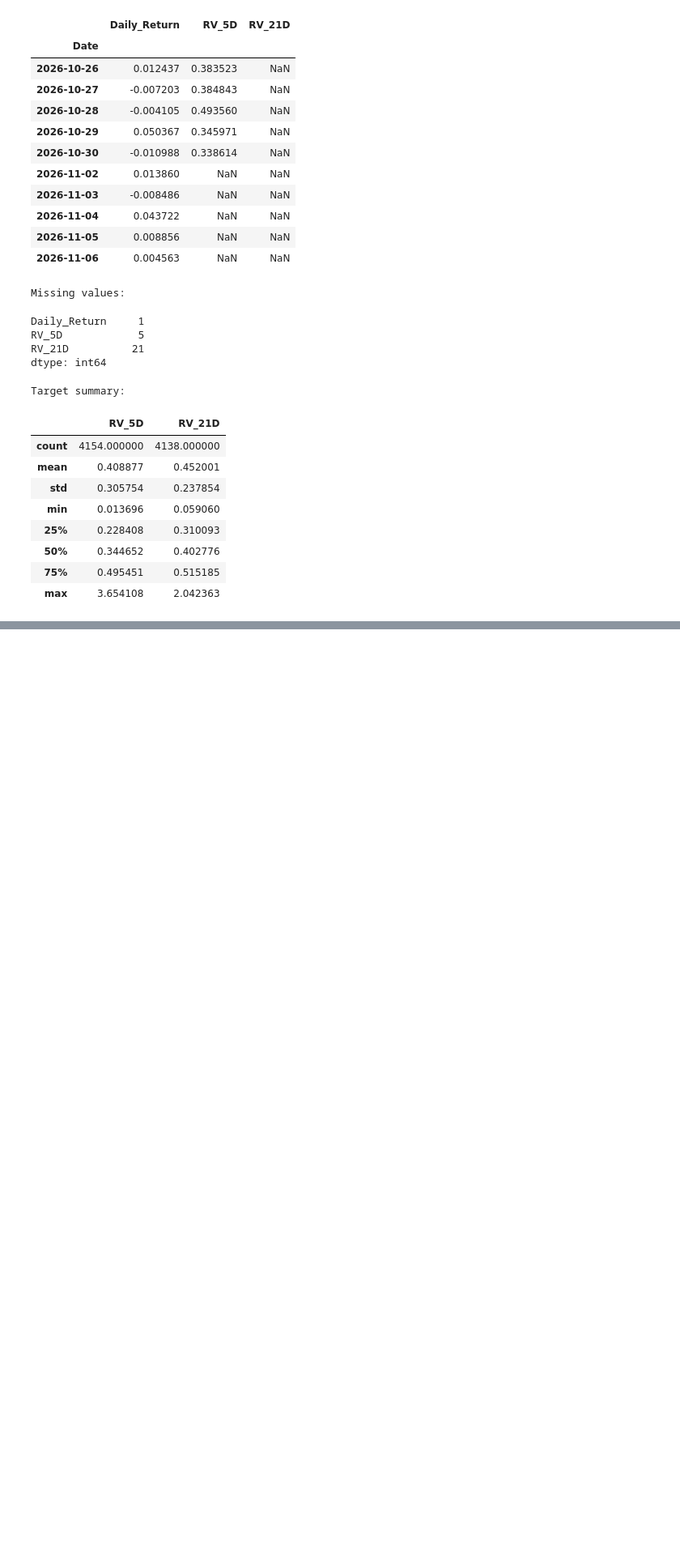
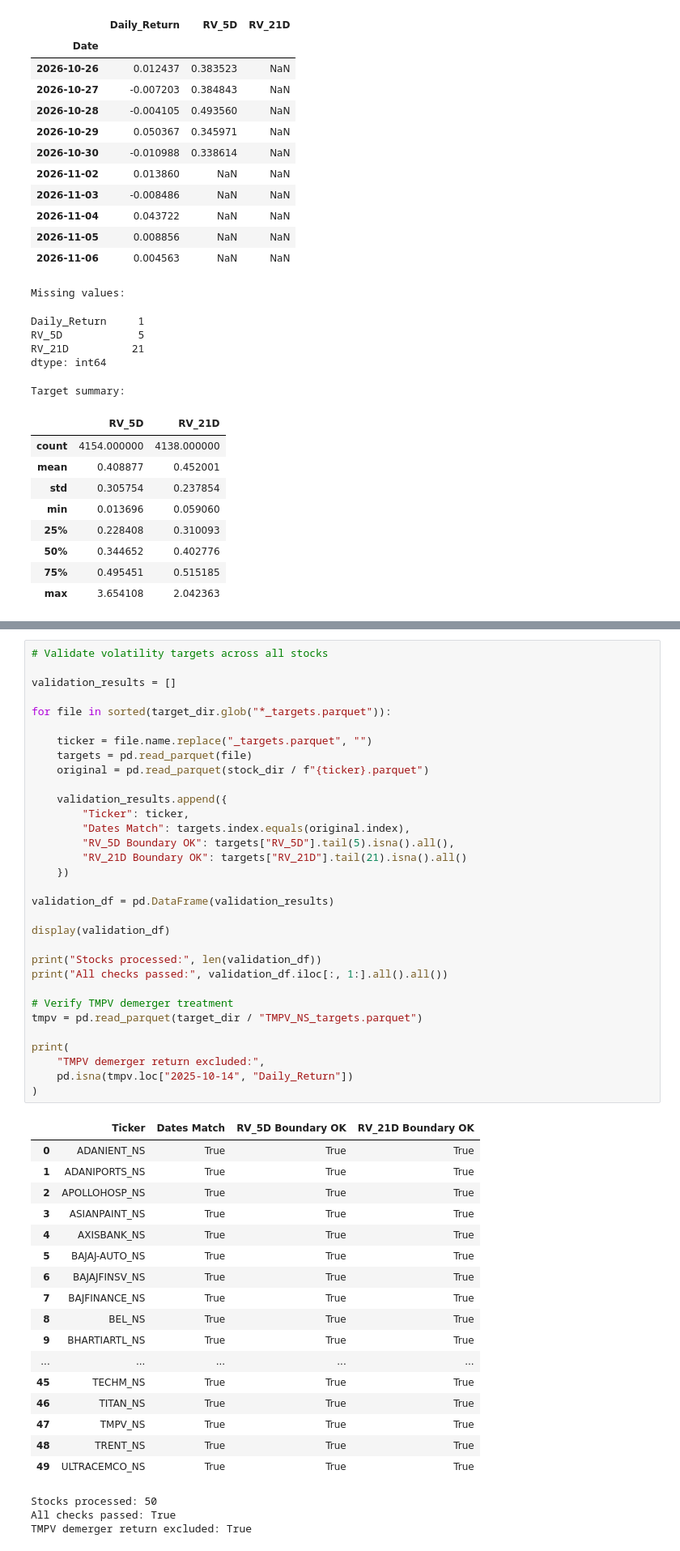
Before and after one commit to Srisupha29/DataScience_Projects, a Jupyter notebook: Indian_Equity_Market_Risk_Forecaster/notebooks/02_Volatility_Targets.ipynb, the cells around one changed output, grey strips where cells are left out. Shown at 81% size. Drawn from its saved outputs; the diff is of its cells as text; blank space fills up the shorter version.

Commit message:
validation check

```diff
--- a/Indian_Equity_Market_Risk_Forecaster/notebooks/02_Volatility_Targets.ipynb
+++ b/Indian_Equity_Market_Risk_Forecaster/notebooks/02_Volatility_Targets.ipynb
@@ -279,0 +288,53 @@ Target summary:
+# %%
+# Validate volatility targets across all stocks
+
+validation_results = []
+
+for file in sorted(target_dir.glob("*_targets.parquet")):
+
+    ticker = file.name.replace("_targets.parquet", "")
+    targets = pd.read_parquet(file)
+    original = pd.read_parquet(stock_dir / f"{ticker}.parquet")
+
+    validation_results.append({
+        "Ticker": ticker,
+        "Dates Match": targets.index.equals(original.index),
+        "RV_5D Boundary OK": targets["RV_5D"].tail(5).isna().all(),
+        "RV_21D Boundary OK": targets["RV_21D"].tail(21).isna().all()
+    })
+
+validation_df = pd.DataFrame(validation_results)
+
+display(validation_df)
+
+print("Stocks processed:", len(validation_df))
+print("All checks passed:", validation_df.iloc[:, 1:].all().all())
+
+# Verify TMPV demerger treatment
+tmpv = pd.read_parquet(target_dir / "TMPV_NS_targets.parquet")
+
+print(
+    "TMPV demerger return excluded:",
+    pd.isna(tmpv.loc["2025-10-14", "Daily_Return"])
+)
+# %% [output]
+|  | Ticker | Dates Match | RV_5D Boundary OK | RV_21D Boundary OK |
+| 0 | ADANIENT_NS | True | True | True |
+| 1 | ADANIPORTS_NS | True | True | True |
+| 2 | APOLLOHOSP_NS | True | True | True |
+| 3 | ASIANPAINT_NS | True | True | True |
+| 4 | AXISBANK_NS | True | True | True |
+| 5 | BAJAJ-AUTO_NS | True | True | True |
+| 6 | BAJAJFINSV_NS | True | True | True |
+| 7 | BAJFINANCE_NS | True | True | True |
+| 8 | BEL_NS | True | True | True |
+| 9 | BHARTIARTL_NS | True | True | True |
+| ... | ... | ... | ... | ... |
+| 45 | TECHM_NS | True | True | True |
+| 46 | TITAN_NS | True | True | True |
+| 47 | TMPV_NS | True | True | True |
+| 48 | TRENT_NS | True | True | True |
+| 49 | ULTRACEMCO_NS | True | True | True |
+Stocks processed: 50
+All checks passed: True
+TMPV demerger return excluded: True
```
Also changed, not shown: parts of 1 cell of this notebook.
